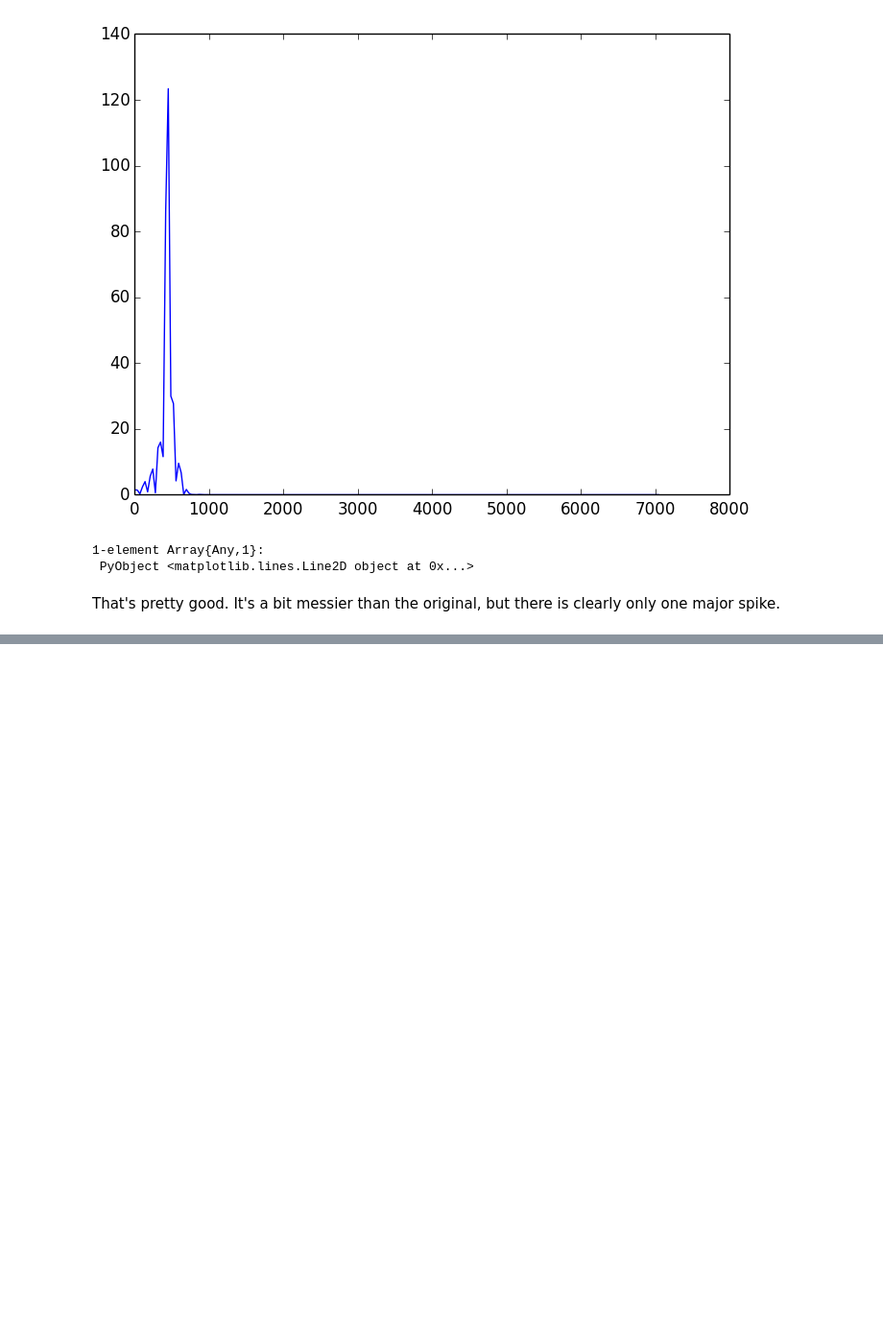
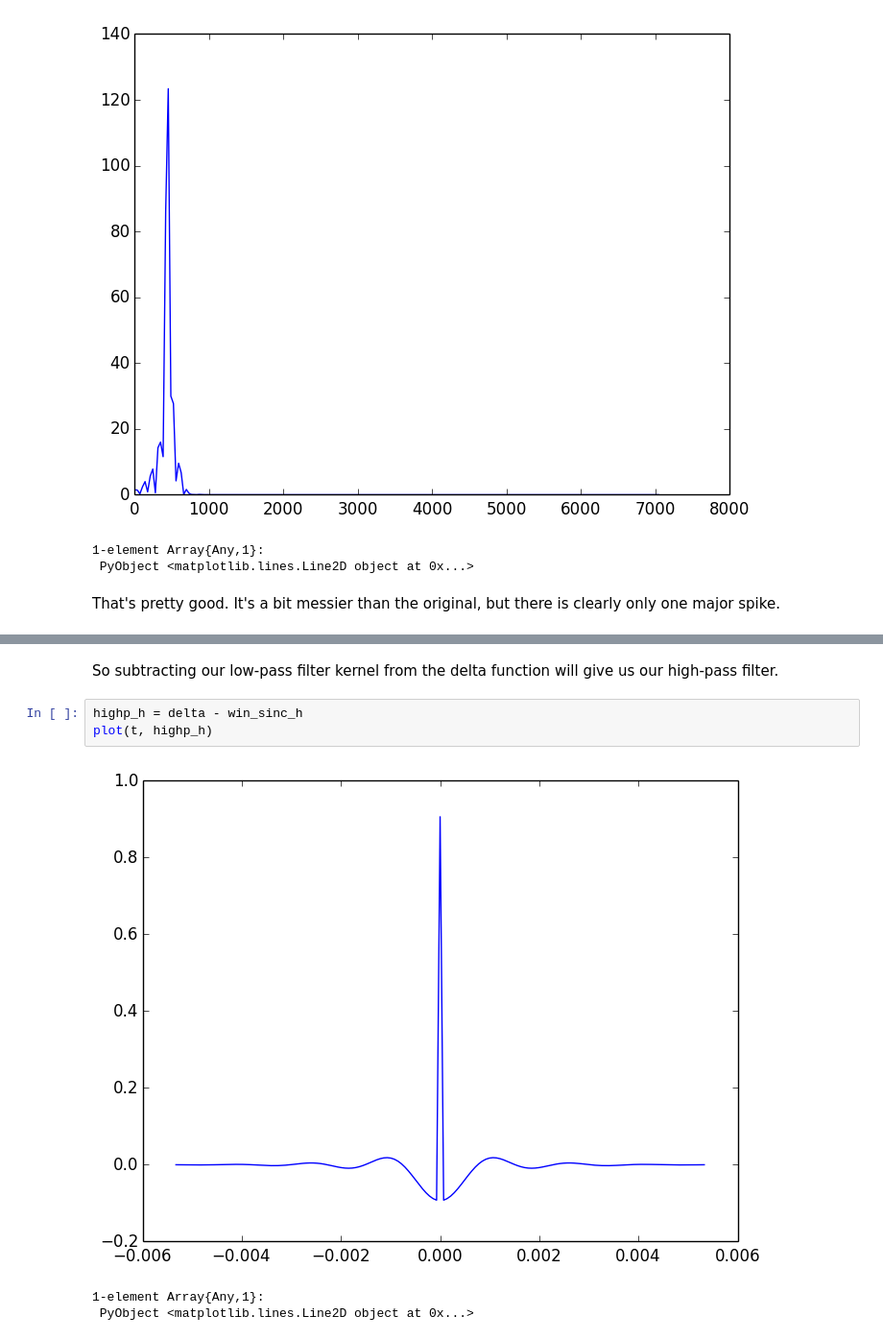
Before and after one commit to zhemao/digital_filters, a Jupyter notebook: Digital Filters.ipynb, the cells around one changed output, grey strips where cells are left out. Shown at 96% size. Drawn from its saved outputs; the diff is of its cells as text; blank space fills up the shorter version.

Commit message:
add a section on high pass filters

```diff
--- a/Digital Filters.ipynb
+++ b/Digital Filters.ipynb
@@ -201,0 +234,9 @@ That's pretty good. It's a bit messier than the original, but there is clearly o
+# %% [markdown]
+So subtracting our low-pass filter kernel from the delta function will give us our high-pass filter.
+# %%
+highp_h = delta - win_sinc_h
+plot(t, highp_h)
+# %% [output]
+[figure, added]
+1-element Array{Any,1}:
+ PyObject <matplotlib.lines.Line2D object at 0x...>
```
Also changed, not shown: parts of 12 cells of this notebook.
